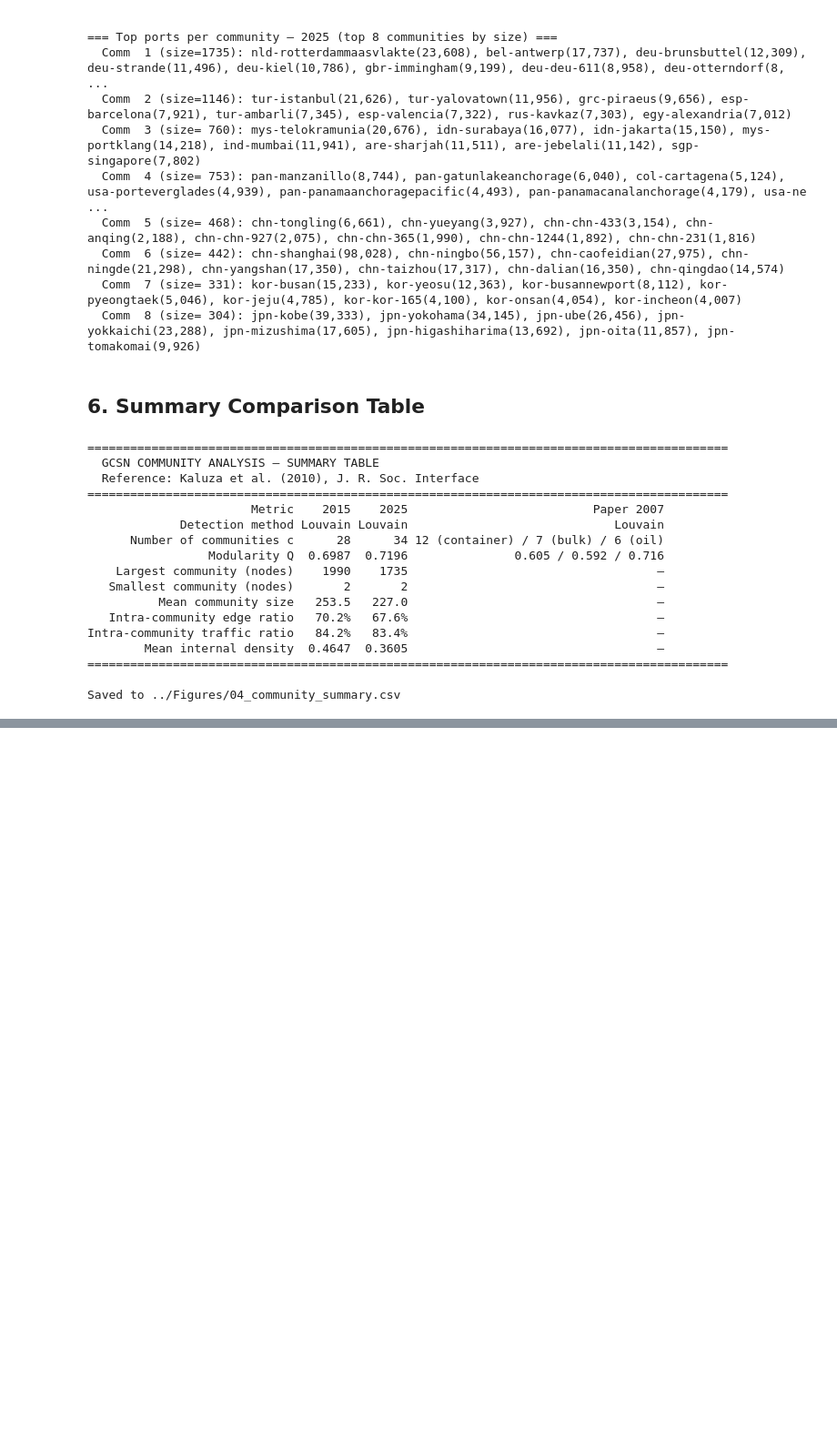
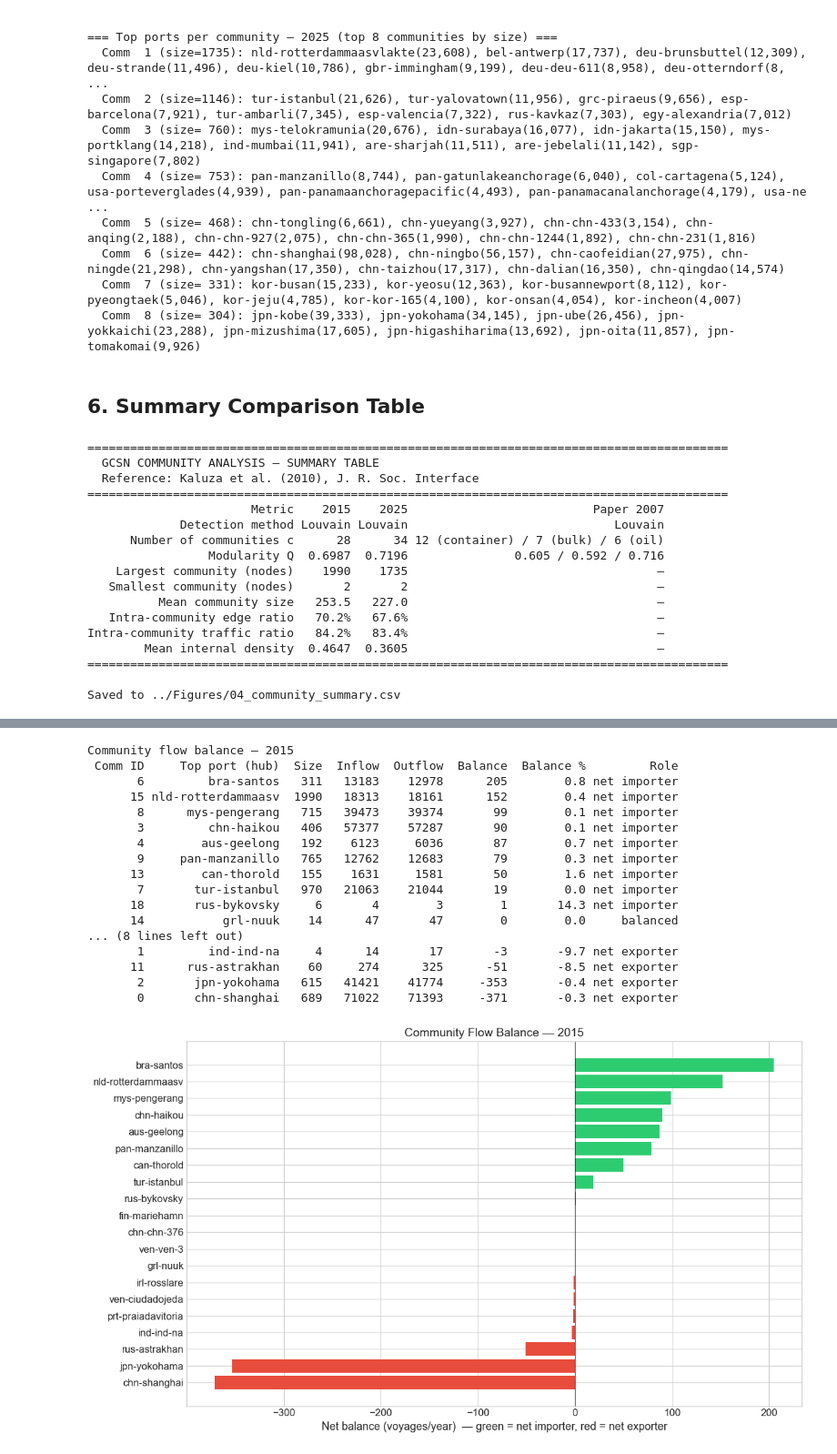
Before and after one commit to Debjit-Banerji/GCSN-Analysis, a Jupyter notebook: Codes/04_community_analysis.ipynb, the cells around one changed output, grey strips where cells are left out. Shown at 91% size. Saved outputs shown, nothing was run; the diff lists cells and outputs as text; code cells hidden in the pictures; blank space fills up the shorter version.

```diff
--- a/Codes/04_community_analysis.ipynb
+++ b/Codes/04_community_analysis.ipynb
@@ -365,0 +719,80 @@ Saved to ../Figures/04_community_summary.csv
+# %%
+def community_flow_balance(Gd_w, comms, node_to_comm, Gu, label, min_size=3):
+    """Compute directed inflow / outflow / balance per community."""
+    n_comms = len(comms)
+    inflow  = np.zeros(n_comms)
+    outflow = np.zeros(n_comms)
+
+    for u, v, d in Gd_w.edges(data=True):
+        w  = d.get('weight', 1)
+        cu = node_to_comm.get(u)
+        cv = node_to_comm.get(v)
+        if cu is None or cv is None or cu == cv:
+            continue    # internal or unknown — skip
+        outflow[cu] += w
+        inflow[cv]  += w
+
+    rows = []
+    for i, comm in enumerate(comms):
+        if len(comm) < min_size:
+            continue
+        inf, outf = inflow[i], outflow[i]
+        balance   = inf - outf
+        total_ext = inf + outf
+        role      = 'net importer' if balance > 0 else ('net exporter' if balance < 0 else 'balanced')
+        rows.append({
+            'Comm ID': i,
+            'Top port (hub)': top_port_label(comm, Gu),
+            'Size': len(comm),
+            'Inflow': int(inf),
+            'Outflow': int(outf),
+            'Balance': int(balance),
+            'Balance %': round(balance / total_ext * 100, 1) if total_ext > 0 else 0,
+            'Role': role,
+        })
+
+    df = pd.DataFrame(rows).sort_values('Balance', ascending=False)
+    print(f'\nCommunity flow balance — {label}')
+    print(df.to_string(index=False))
+
+    # Horizontal bar chart (top 20 by absolute balance)
+    df_plot = df.reindex(df['Balance'].abs().nlargest(20).index)
+    df_plot = df_plot.sort_values('Balance')
+    colors_bar = ['#2ecc71' if b >= 0 else '#e74c3c' for b in df_plot['Balance']]
+
+    fig, ax = plt.subplots(figsize=(12, 7))
+    ax.barh(df_plot['Top port (hub)'], df_plot['Balance'],
+            color=colors_bar, edgecolor='none')
+    ax.axvline(0, color='k', lw=0.8)
+    ax.set_xlabel('Net balance (voyages/year)  — green = net importer, red = net exporter')
+    ax.set_title(f'Community Flow Balance — {label}')
+    plt.tight_layout()
+    plt.savefig(FIG_DIR + f'04_community_flow_{label}.png', dpi=150, bbox_inches='tight')
+    plt.show()
+
+    df.to_csv(FIG_DIR + f'04_community_flow_{label}.csv', index=False)
+    print(f'Saved → ../Figures/04_community_flow_{label}.csv')
+    return df
+
+
+flow_2015 = community_flow_balance(Gd_2015, comms_2015, cm_2015['node_to_comm'], Gu_2015, '2015')
+flow_2025 = community_flow_balance(Gd_2025, comms_2025, cm_2025['node_to_comm'], Gu_2025, '2025')
+# %% [output]
+Community flow balance — 2015
+ Comm ID     Top port (hub)  Size  Inflow  Outflow  Balance  Balance %         Role
+       6         bra-santos   311   13183    12978      205        0.8 net importer
+      15 nld-rotterdammaasv  1990   18313    18161      152        0.4 net importer
+       8      mys-pengerang   715   39473    39374       99        0.1 net importer
+       3         chn-haikou   406   57377    57287       90        0.1 net importer
+       4        aus-geelong   192    6123     6036       87        0.7 net importer
+       9     pan-manzanillo   765   12762    12683       79        0.3 net importer
+      13        can-thorold   155    1631     1581       50        1.6 net importer
+       7       tur-istanbul   970   21063    21044       19        0.0 net importer
+      18       rus-bykovsky     6       4        3        1       14.3 net importer
+      14           grl-nuuk    14      47       47        0        0.0     balanced
+... (8 lines left out)
+       1         ind-ind-na     4      14       17       -3       -9.7 net exporter
+      11      rus-astrakhan    60     274      325      -51       -8.5 net exporter
+       2       jpn-yokohama   615   41421    41774     -353       -0.4 net exporter
+       0       chn-shanghai   689   71022    71393     -371       -0.3 net exporter
+[figure, added]
```
Also changed, not shown: parts of 13 cells of this notebook, 18 other files.
